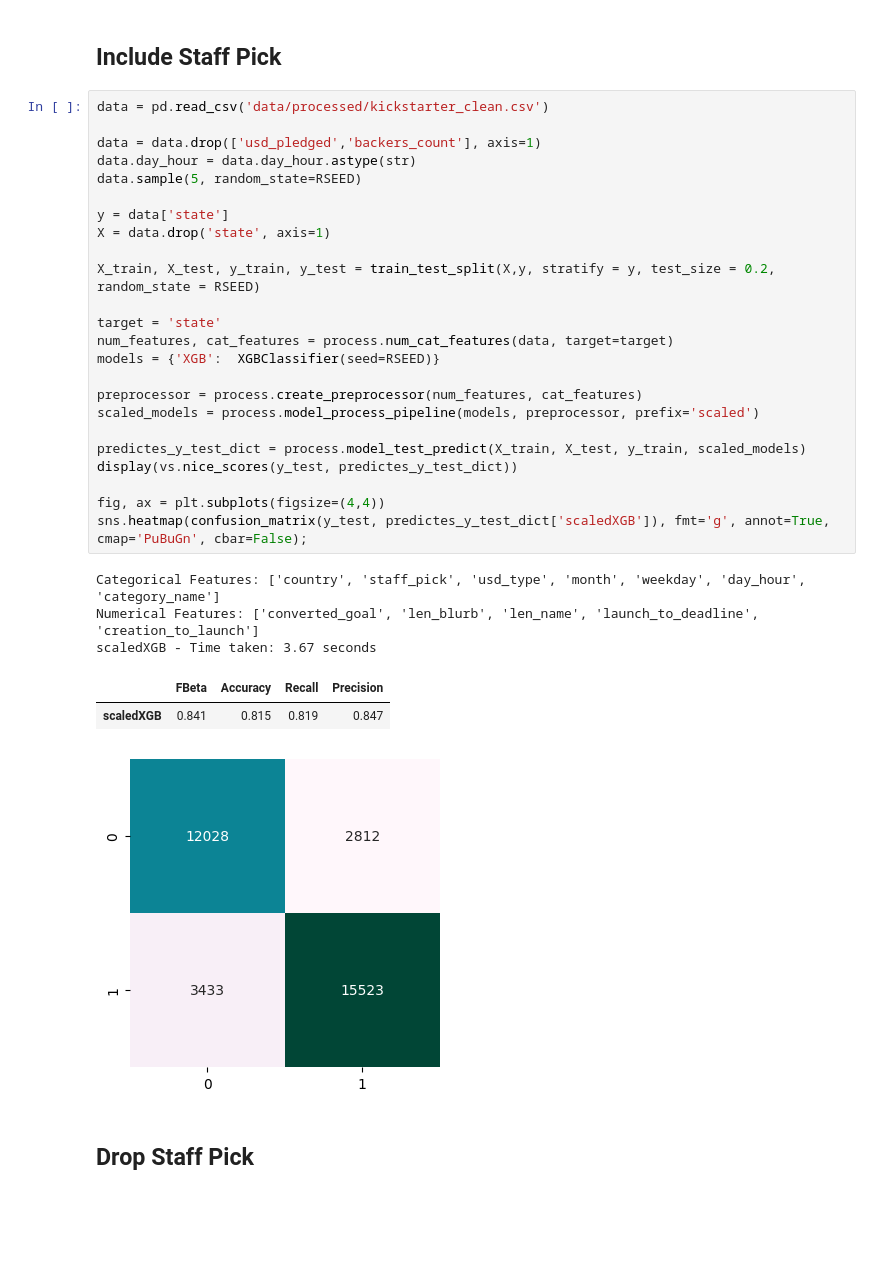
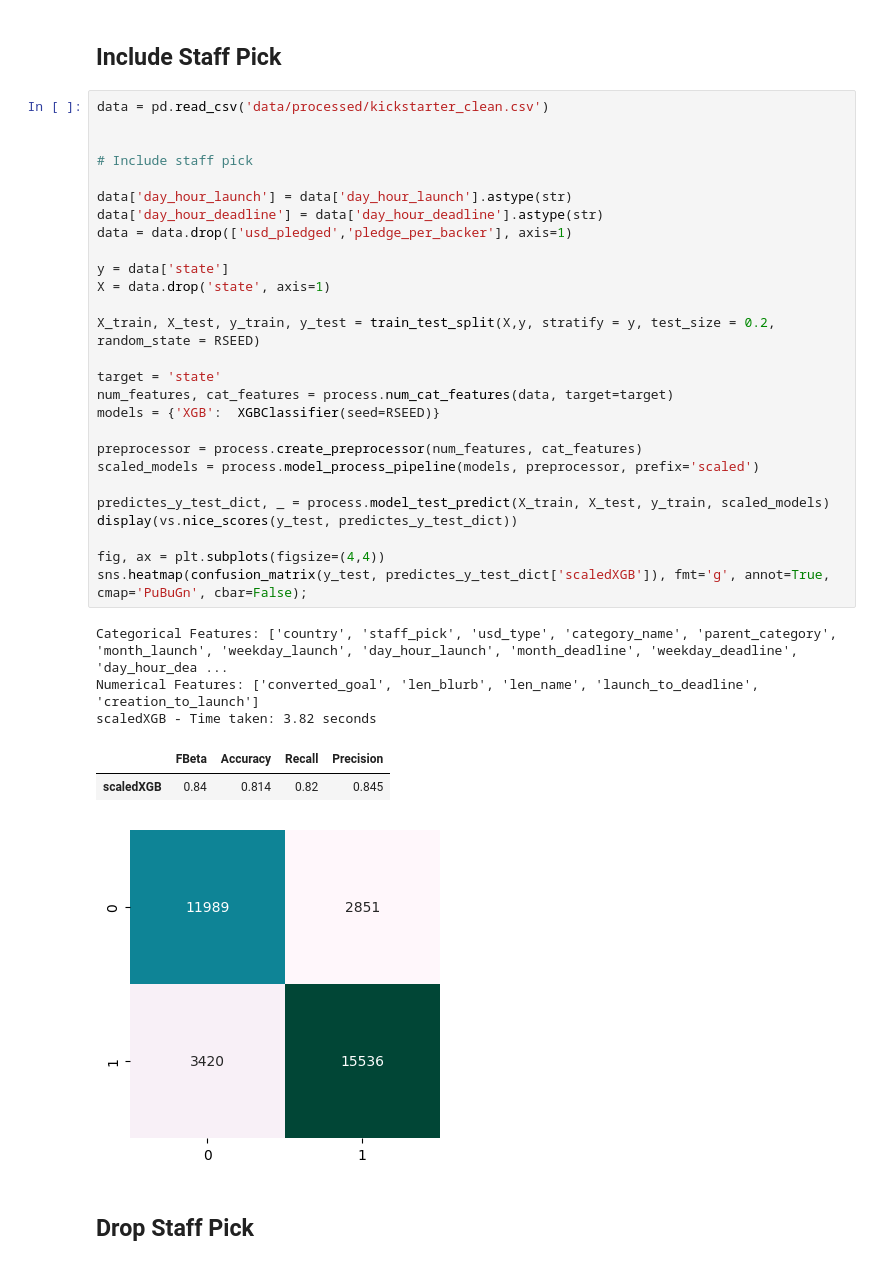
Before and after one commit to joshuadbeil/kickstarter_challenge, a Jupyter notebook: 04-error-analysis.ipynb, the cells around one changed output. Drawn from its saved outputs; the diff is of its cells as text; blank space fills up the shorter version.

```diff
--- a/04-error-analysis.ipynb
+++ b/04-error-analysis.ipynb
@@ -54,33 +54,36 @@ X_train_og, X_test_og, y_train_og, y_test_og = train_test_split(X,y, stratify =
 # %%
 data = pd.read_csv('data/processed/kickstarter_clean.csv')
 
-data = data.drop(['usd_pledged','backers_count'], axis=1)
-data.day_hour = data.day_hour.astype(str)
-data.sample(5, random_state=RSEED)
+
+# Include staff pick
+
+data['day_hour_launch'] = data['day_hour_launch'].astype(str)
+data['day_hour_deadline'] = data['day_hour_deadline'].astype(str)
+data = data.drop(['usd_pledged','pledge_per_backer'], axis=1)
 
 y = data['state']
 X = data.drop('state', axis=1)
 
 X_train, X_test, y_train, y_test = train_test_split(X,y, stratify = y, test_size = 0.2, random_state = RSEED)
 
 target = 'state'
 num_features, cat_features = process.num_cat_features(data, target=target)
 models = {'XGB':  XGBClassifier(seed=RSEED)}
 
 preprocessor = process.create_preprocessor(num_features, cat_features)
 scaled_models = process.model_process_pipeline(models, preprocessor, prefix='scaled')
 
-predictes_y_test_dict = process.model_test_predict(X_train, X_test, y_train, scaled_models)
+predictes_y_test_dict, _ = process.model_test_predict(X_train, X_test, y_train, scaled_models)
 display(vs.nice_scores(y_test, predictes_y_test_dict))
 
 fig, ax = plt.subplots(figsize=(4,4))
 sns.heatmap(confusion_matrix(y_test, predictes_y_test_dict['scaledXGB']), fmt='g', annot=True, cmap='PuBuGn', cbar=False);
 # %% [output]
-Categorical Features: ['country', 'staff_pick', 'usd_type', 'month', 'weekday', 'day_hour', 'category_name']
+Categorical Features: ['country', 'staff_pick', 'usd_type', 'category_name', 'parent_category', 'month_launch', 'weekday_launch', 'day_hour_launch', 'month_deadline', 'weekday_deadline', 'day_hour_dea ...
 Numerical Features: ['converted_goal', 'len_blurb', 'len_name', 'launch_to_deadline', 'creation_to_launch']
-scaledXGB - Time taken: 3.67 seconds
+scaledXGB - Time taken: 3.82 seconds
 |  | FBeta | Accuracy | Recall | Precision |
-| scaledXGB | 0.841 | 0.815 | 0.819 | 0.847 |
+| scaledXGB | 0.84 | 0.814 | 0.82 | 0.845 |
 [figure]
 # %% [markdown]
 ## Drop Staff Pick
```
Also changed, not shown: parts of 10 cells of this notebook.
